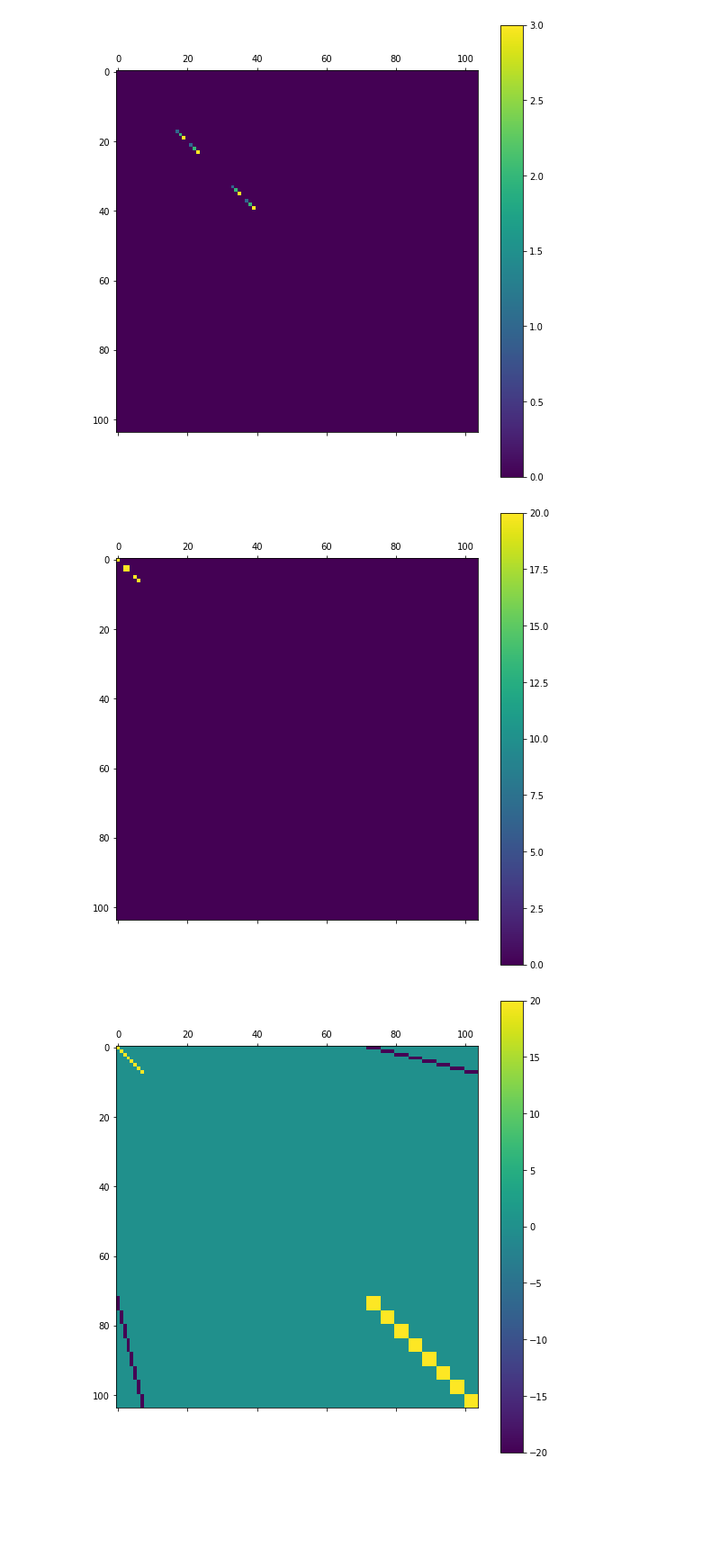
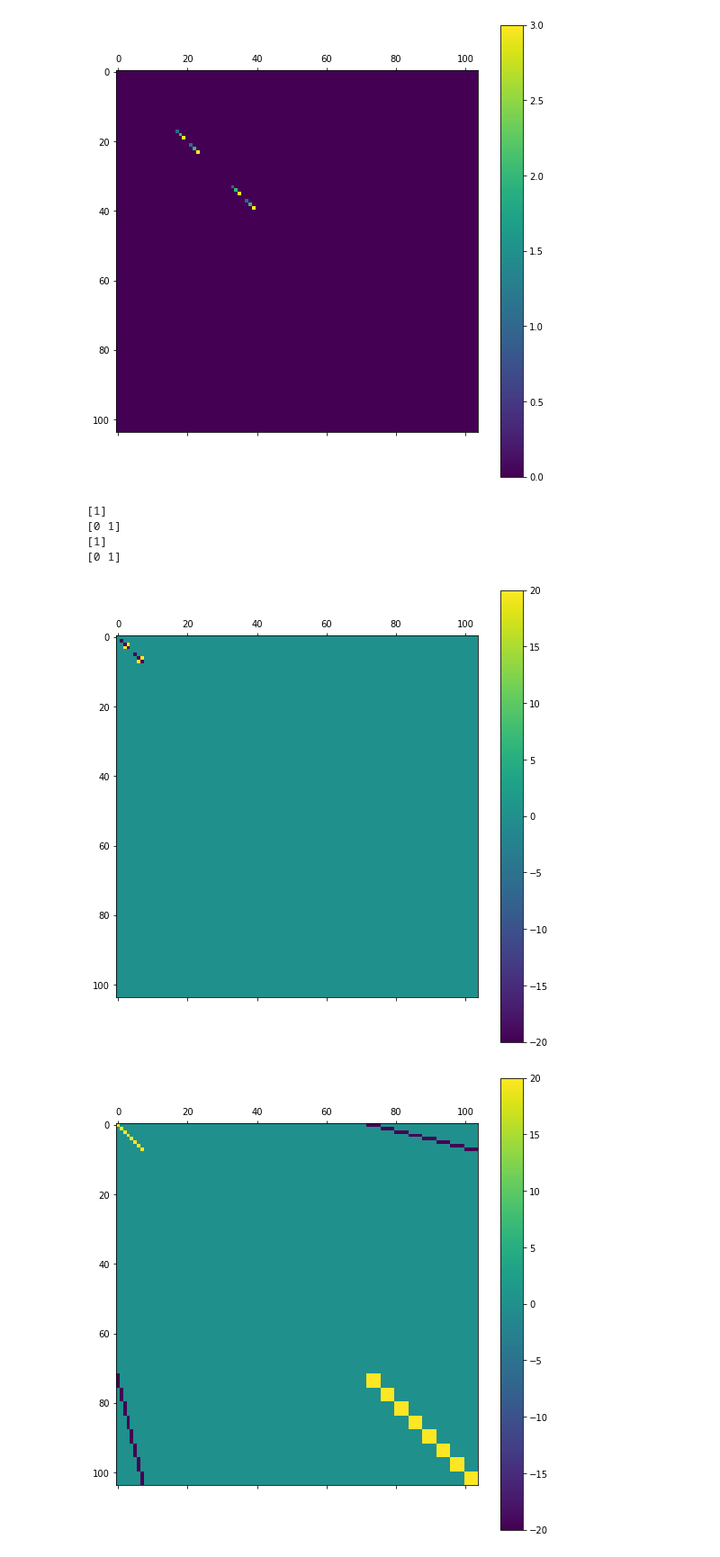
Before and after one commit to djzts/UoH_code, a Jupyter notebook: Wenlu/Final_algorithm_simplified.ipynb, the cells around one changed output. Shown at 90% size. Drawn from its saved outputs; the diff is of its cells as text; code cells hidden in the pictures; blank space fills up the shorter version.

```diff
--- a/Wenlu/Final_algorithm_simplified.ipynb
+++ b/Wenlu/Final_algorithm_simplified.ipynb
@@ -76,22 +76,25 @@ show_graph(QUBO_0)
 # %% [output]
 [figure]
 # %%
-#C1
+#C1 line(3)
 P1 = np.ones((I,J)) * P
 QUBO_1 = np.zeros_like(QUBO_init)
 for i in range(I):
     for j in range(J):
         V_ij_k, _ = np.where(VM_type == Data_input_type[i,j])
         index_matched = [];
         for machine in V_ij_k:
-            for t in range(T_max):
-                index_matched.append(position_dictionary['x_%d%d%d'%(i,j,machine)])
-        #print(index_matched)
+            index_matched.append(position_dictionary['x_%d%d%d'%(i,j,machine)])
+        print(V_ij_k)
         x_matched = np.zeros(Total)
         x_matched[np.array(index_matched)] = 1
-        QUBO_1 += P1[i,j]*np.outer(x_matched,x_matched)
+        QUBO_1 += P1[i,j]* (1 * np.outer(x_matched,x_matched) - 2*np.diag(x_matched))
 
 show_graph(QUBO_1)
 # %% [output]
+[1]
+[0 1]
+[1]
+[0 1]
-[figure, old version]
+[figure, new version]
 # %%
```
Also changed, not shown: parts of 37 cells of this notebook.
